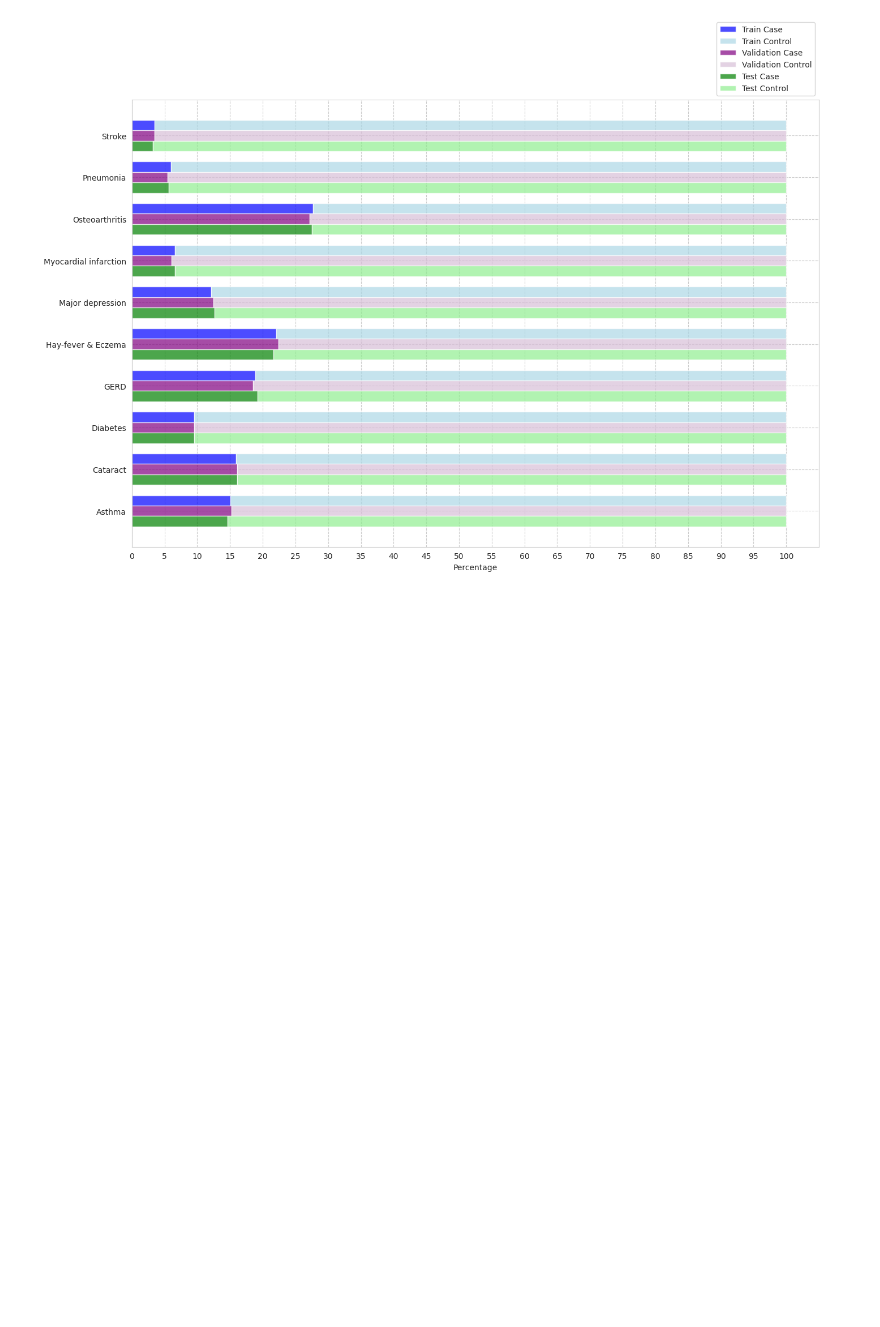
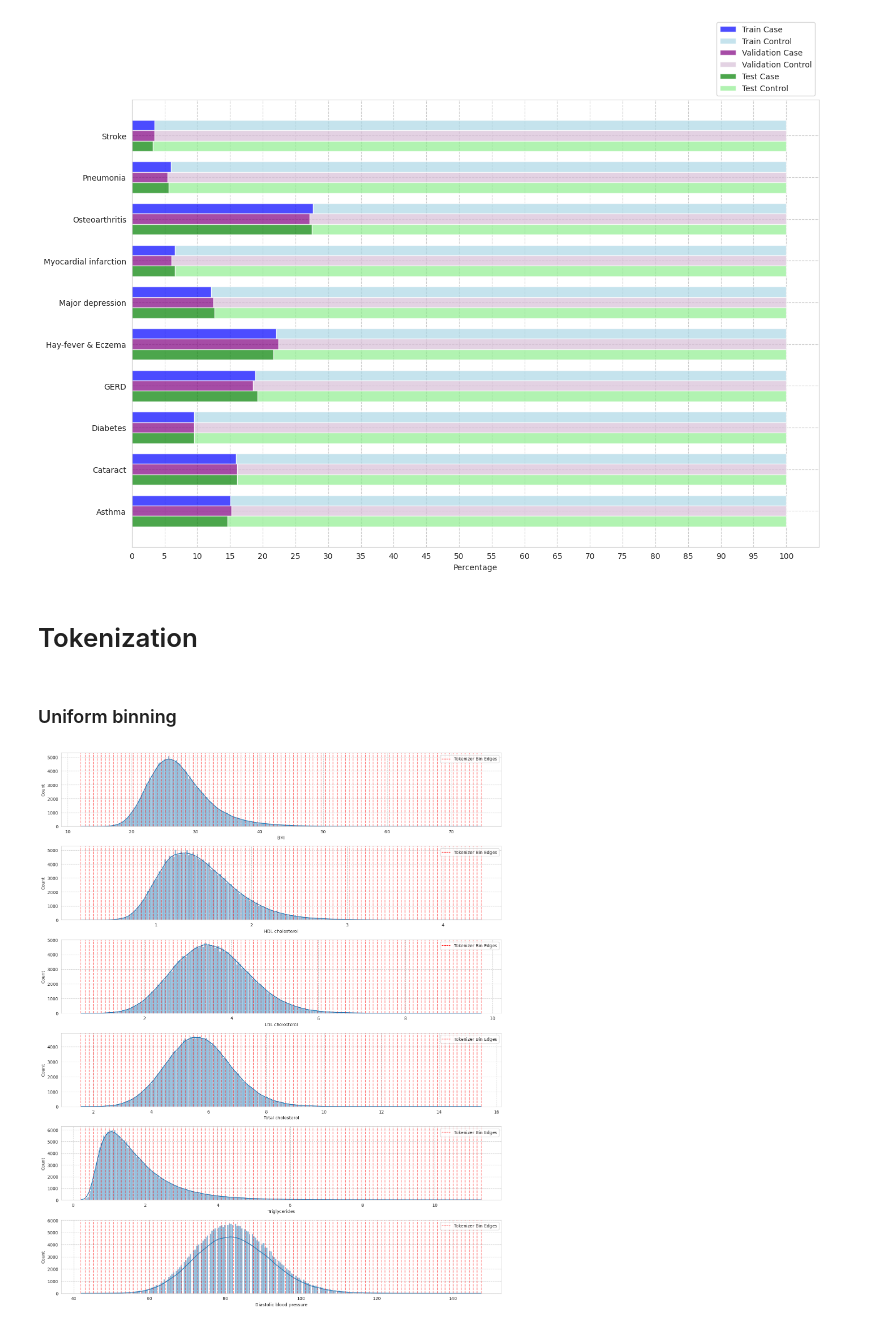
Before and after one commit to TemryL/PhE-T, a Jupyter notebook: notebooks/appendix.ipynb, the cells around one changed output. Saved outputs shown, nothing was run; the diff lists cells and outputs as text; code cells hidden in the pictures; blank space fills up the shorter version.

```diff
--- a/notebooks/appendix.ipynb
+++ b/notebooks/appendix.ipynb
@@ -98,3 +116,5 @@ plt.tight_layout()
 plt.show()
 # %% [output]
 [figure]
+# %% [markdown]
+# Tokenization
@@ -100,0 +124,45 @@ plt.show()
+# %% [markdown]
+### Uniform binning
+# %%
+# Fit tokenizer
+tokenizer = PhenotypeTokenizer(n_bins=100, binning='uniform')
+tokenizer.fit(DF_TRAIN, NUM_FEATURES, CAT_FEATURES + DISEASES)
+# %%
+# Set up the plot
+n_features = len(NUM_FEATURES)
+n_cols = 1
+n_rows = n_features
+fig, axs = plt.subplots(n_rows, n_cols, figsize=(15, 3 * n_rows))
+axs = axs.flatten()
+
+# Create a plot for each numerical feature
+for i, feature in enumerate(NUM_FEATURES):
+    ax = axs[i]
+
+    # Plot the distribution
+    sns.histplot(DF_TRAIN[feature], kde=True, ax=ax)
+
+    # Get the bin edges for this feature
+    bin_edges = tokenizer.bin_edges[feature]
+
+    # Plot vertical lines for bin edges
+    for edge in bin_edges:
+        ax.axvline(edge, color='r', linestyle='--', alpha=0.5)
+
+    # Set the title and labels
+    #ax.set_title(f'Distribution of {feature} with Tokenizer Bins')
+    ax.set_xlabel(feature)
+    ax.set_ylabel('Count')
+
+    # Add legend
+    legend_elements = [Line2D([0], [0], color='r', lw=1, linestyle='--', label='Tokenizer Bin Edges')]
+    ax.legend(handles=legend_elements, loc='upper right')
+
+# Remove any unused subplots
+for i in range(n_features, len(axs)):
+    fig.delaxes(axs[i])
+
+plt.tight_layout()
+plt.show()
+# %% [output]
+[figure, added]
```
Also changed, not shown: parts of 6 cells of this notebook, 8 other files.
